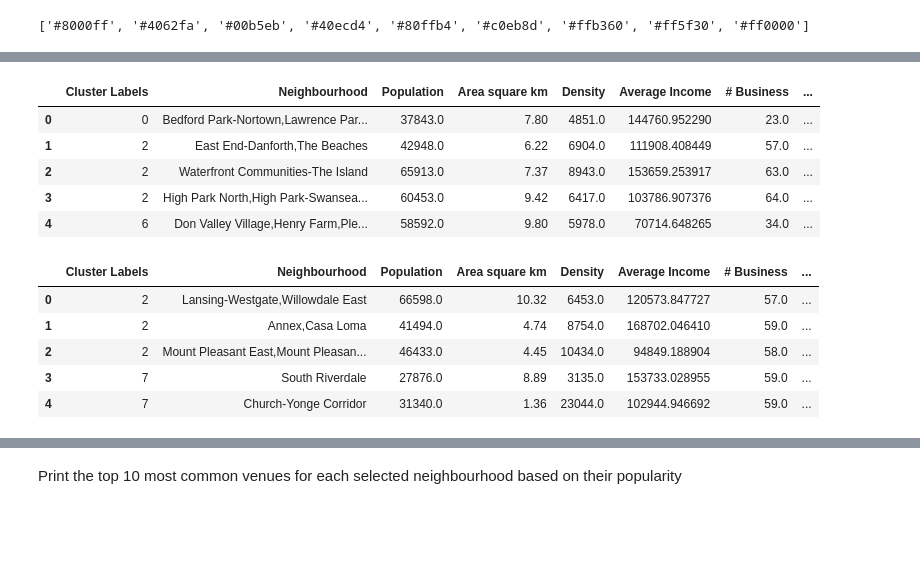
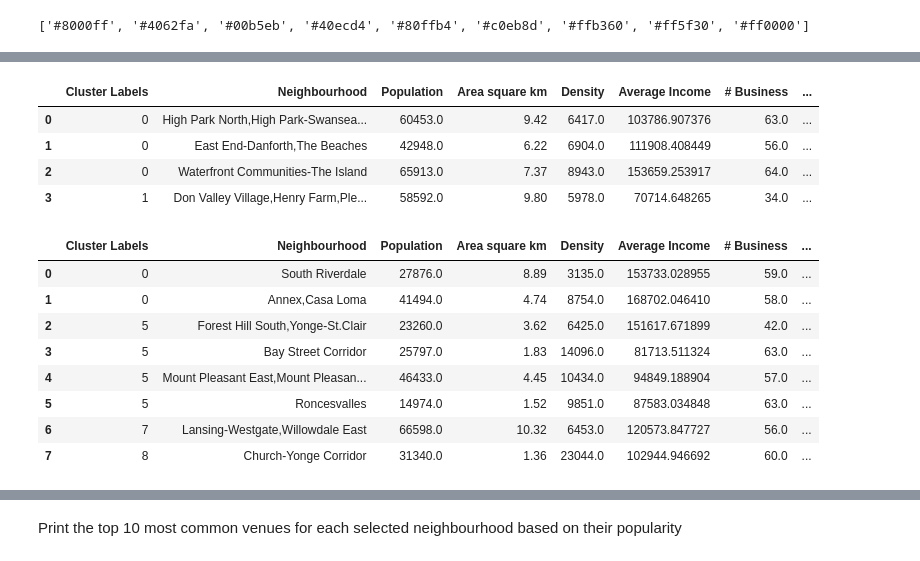
Before and after one commit to henru98/Coursera_Capstone, a Jupyter notebook: TorontoRestaurantLocation.ipynb, the cells around one changed output, grey strips where cells are left out. Cells and saved outputs as stored; diff of their text form; code cells hidden in the pictures; blank space fills up the shorter version.

```diff
--- a/TorontoRestaurantLocation.ipynb
+++ b/TorontoRestaurantLocation.ipynb
@@ -640,7 +646,8 @@ def getNearbyVenues(names, latitudes, longitudes, radius=1000):
 # %%
 Toronto_venues = getNearbyVenues(names=df_LocationDG['Neighbourhood'],
                                    latitudes=df_LocationDG['Latitude'],
-                                   longitudes=df_LocationDG['Longitude'])
+                                   longitudes=df_LocationDG['Longitude'],
+                                   LandArea=df_LocationDG['Area square km'])
 Toronto_venues.head()
 # %% [output]
 Rosedale-Moore Park
@@ -958,10 +966,9 @@ df_DemoVenues= pd.merge( df_PCDGfiltered, df_BJPR,how='outer', on = 'Neighbourho
 df_DemoVenues['# Business']=df_DemoVenues['# Business'].astype(int)
 df_DemoVenues['# Restaurants']=df_DemoVenues['# Restaurants'].astype(int)
 df_DemoVenues['# Japanese_Restaurants']=df_DemoVenues['# Japanese_Restaurants'].astype(int)
-df_DemoVenues.loc[(df_DemoVenues['# Restaurants'] == 0), '# Restaurants'] = 1
 
 df_DemoVenues['Pop/Rests']=df_DemoVenues['Population']/df_DemoVenues['# Restaurants'].round(1)
-
+df_DemoVenues.loc[(df_DemoVenues['Pop/Rests'] == float('inf')), 'Pop/Rests'] = df_DemoVenues['Population']
 df_DemoVenues
 # %% [output]
 |  | Postcode | Neighbourhood | Population | Area square km | Density | Average Income | # Business | ... |
@@ -1040,0 +1037,8 @@ df_DV.corr(method='pearson')
+# %%
+df_std0 = StandardScaler().fit_transform(df_DV)
+
+
+pca = PCA(n_components=5)
+df_std5 = pd.DataFrame(pca.fit_transform(df_std0))
+
+df_std5.head()
@@ -1086,7 +1098,7 @@ df_DemoVenues.head()
 kclusters = 9
 
 # run k-means clustering
-kmeans = KMeans(n_clusters=kclusters, max_iter=600, n_init=20).fit(df_std)
+kmeans = KMeans(n_clusters=kclusters, max_iter=600, n_init=20).fit(df_std5)
 
 # check cluster labels generated for each row in the dataframe
 kmeans.labels_[0:10]
@@ -1158,26 +1170,28 @@ df_TM
 # %%
-df_TM1=df_TM[(df_TM['# Business']>20) & (df_TM['Pop/Rests']>2000)  & (df_TM['# Restaurants']<=25)]
+df_TM1=df_TM[(df_TM['# Business']>=30) & (df_TM['Pop/Rests']>2200)]
 df_TM1.reset_index(drop=True, inplace=True)
 
 df_TM1.drop(['Postcode','Latitude','Longitude'], axis=1)
 # %% [output]
 |  | Cluster Labels | Neighbourhood | Population | Area square km | Density | Average Income | # Business | ... |
-| 0 | 0 | Bedford Park-Nortown,Lawrence Par... | 37843.0 | 7.80 | 4851.0 | 144760.952290 | 23.0 | ... |
-| 1 | 2 | East End-Danforth,The Beaches | 42948.0 | 6.22 | 6904.0 | 111908.408449 | 57.0 | ... |
-| 2 | 2 | Waterfront Communities-The Island | 65913.0 | 7.37 | 8943.0 | 153659.253917 | 63.0 | ... |
-| 3 | 2 | High Park North,High Park-Swansea... | 60453.0 | 9.42 | 6417.0 | 103786.907376 | 64.0 | ... |
-| 4 | 6 | Don Valley Village,Henry Farm,Ple... | 58592.0 | 9.80 | 5978.0 | 70714.648265 | 34.0 | ... |
+| 0 | 0 | High Park North,High Park-Swansea... | 60453.0 | 9.42 | 6417.0 | 103786.907376 | 63.0 | ... |
+| 1 | 0 | East End-Danforth,The Beaches | 42948.0 | 6.22 | 6904.0 | 111908.408449 | 56.0 | ... |
+| 2 | 0 | Waterfront Communities-The Island | 65913.0 | 7.37 | 8943.0 | 153659.253917 | 64.0 | ... |
+| 3 | 1 | Don Valley Village,Henry Farm,Ple... | 58592.0 | 9.80 | 5978.0 | 70714.648265 | 34.0 | ... |
 # %%
-df_TM2=df_TM[(df_TM['# Restaurants']>25)&(df_TM['# Business']>40)]
+df_TM2=df_TM[(df_TM['Pop/Rests']<2000)&(df_TM['# Business']>35)&(df_TM['# Restaurants']>20)]
 df_TM2.reset_index(drop=True, inplace=True)
 df_TM2.drop(['Postcode','Latitude','Longitude'], axis=1)
 # %% [output]
 |  | Cluster Labels | Neighbourhood | Population | Area square km | Density | Average Income | # Business | ... |
-| 0 | 2 | Lansing-Westgate,Willowdale East | 66598.0 | 10.32 | 6453.0 | 120573.847727 | 57.0 | ... |
-| 1 | 2 | Annex,Casa Loma | 41494.0 | 4.74 | 8754.0 | 168702.046410 | 59.0 | ... |
-| 2 | 2 | Mount Pleasant East,Mount Pleasan... | 46433.0 | 4.45 | 10434.0 | 94849.188904 | 58.0 | ... |
-| 3 | 7 | South Riverdale | 27876.0 | 8.89 | 3135.0 | 153733.028955 | 59.0 | ... |
-| 4 | 7 | Church-Yonge Corridor | 31340.0 | 1.36 | 23044.0 | 102944.946692 | 59.0 | ... |
+| 0 | 0 | South Riverdale | 27876.0 | 8.89 | 3135.0 | 153733.028955 | 59.0 | ... |
+| 1 | 0 | Annex,Casa Loma | 41494.0 | 4.74 | 8754.0 | 168702.046410 | 58.0 | ... |
+| 2 | 5 | Forest Hill South,Yonge-St.Clair | 23260.0 | 3.62 | 6425.0 | 151617.671899 | 42.0 | ... |
+| 3 | 5 | Bay Street Corridor | 25797.0 | 1.83 | 14096.0 | 81713.511324 | 63.0 | ... |
+| 4 | 5 | Mount Pleasant East,Mount Pleasan... | 46433.0 | 4.45 | 10434.0 | 94849.188904 | 57.0 | ... |
+| 5 | 5 | Roncesvalles | 14974.0 | 1.52 | 9851.0 | 87583.034848 | 63.0 | ... |
+| 6 | 7 | Lansing-Westgate,Willowdale East | 66598.0 | 10.32 | 6453.0 | 120573.847727 | 56.0 | ... |
+| 7 | 8 | Church-Yonge Corridor | 31340.0 | 1.36 | 23044.0 | 102944.946692 | 60.0 | ... |
 # %%
 Toronto_mergedd=Toronto_merged.drop(['Postcode','Latitude','Longitude','Average Income'], axis=1)
 cluster0=Toronto_mergedd.loc[Toronto_mergedd['Cluster Labels'] == 0]
```
Also changed, not shown: parts of 54 cells of this notebook.
